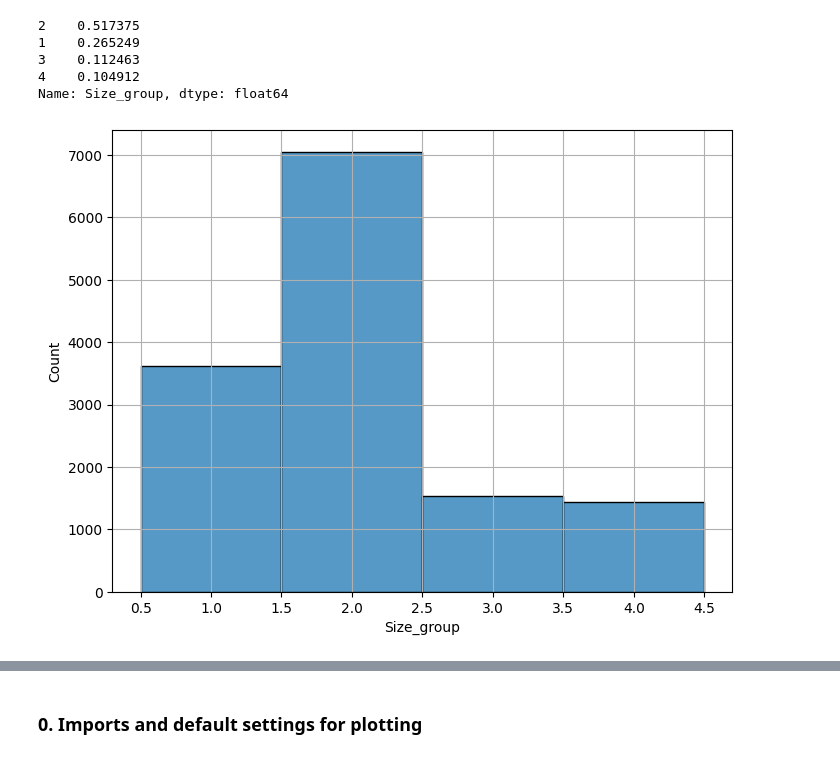
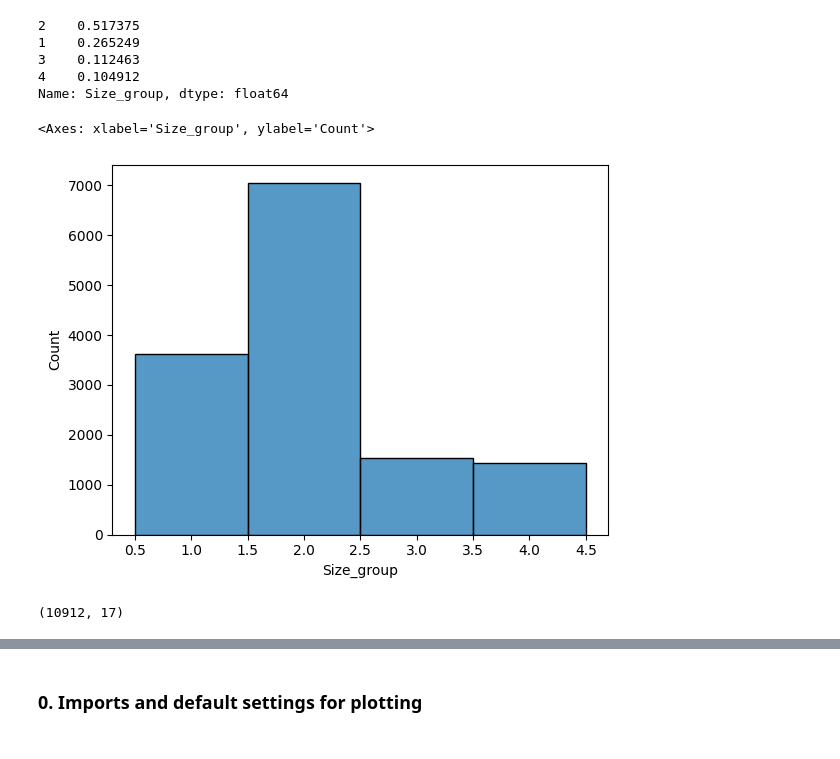
Before and after one commit to HWatanuki/Trabalho_D2APR, a Jupyter notebook: saopaulo-housing.ipynb, the cells around one changed output, grey strips where cells are left out. Drawn from its saved outputs; the diff is of its cells as text; code cells hidden in the pictures.

```diff
--- a/saopaulo-housing.ipynb
+++ b/saopaulo-housing.ipynb
@@ -154,8 +154,8 @@ housing['Size_group'].value_counts() / len(housing['Size_group'])
 4    0.104912
 Name: Size_group, dtype: float64
 # %%
-plt.figure(figsize=(8, 6))
+
 sns.histplot(housing['Size_group'])
-plt.grid(True)
 # %% [output]
+<Axes: xlabel='Size_group', ylabel='Count'>
-[figure, old version]
+[figure, new version]
@@ -161,0 +166,4 @@ plt.grid(True)
+# %%
+housing_train.shape
+# %% [output]
+(10912, 17)
```
Also changed, not shown: parts of 8 cells of this notebook.
